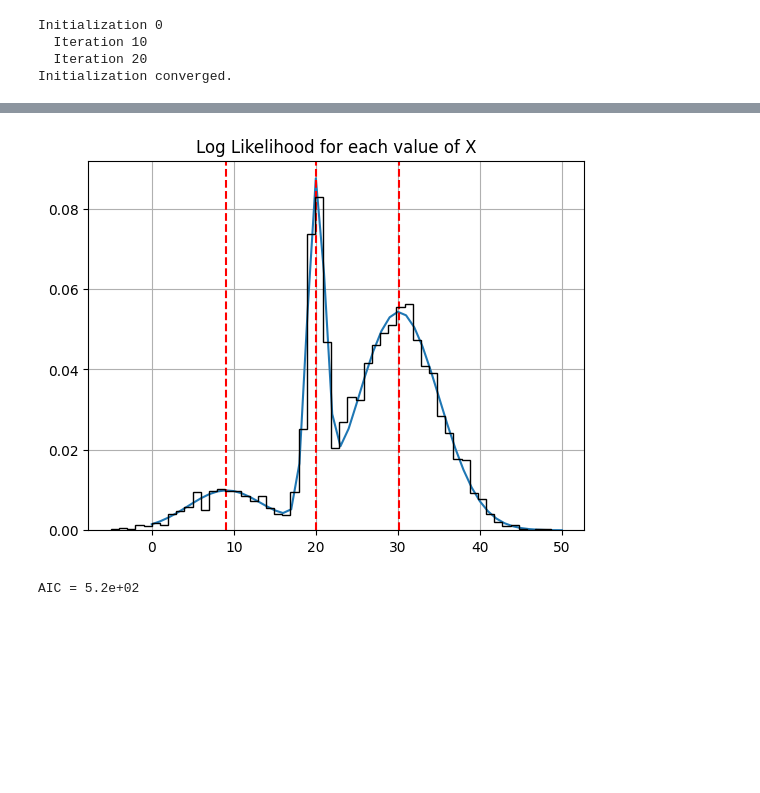
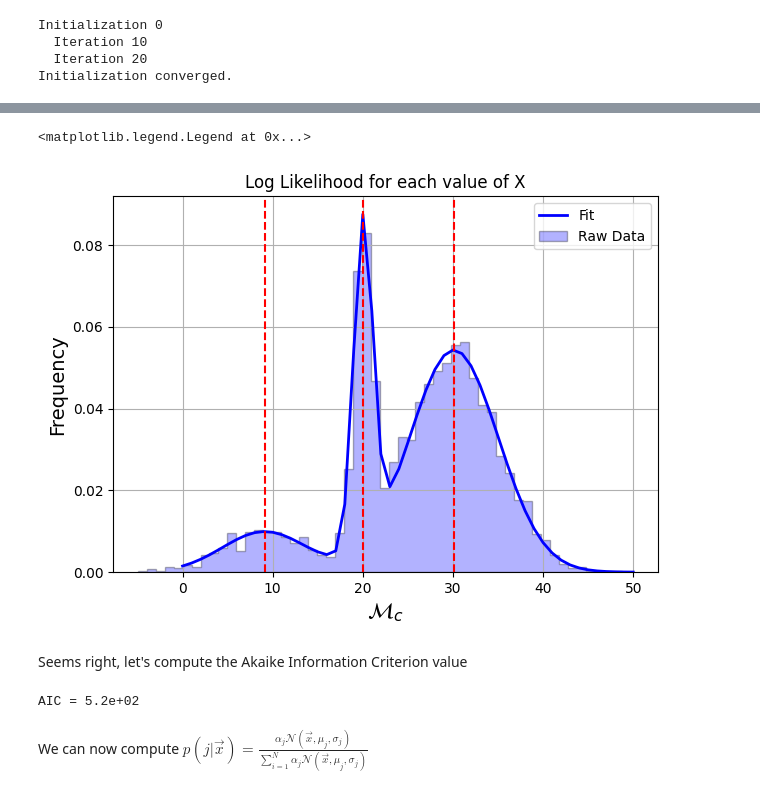
Before and after one commit to Richardforphys/AstroStatistics, a Jupyter notebook: AML/Notebooks/AstroStatistics/BHB.ipynb, the cells around one changed output, grey strips where cells are left out. Saved outputs shown, nothing was run; the diff lists cells and outputs as text; code cells hidden in the pictures; blank space fills up the shorter version.

```diff
--- a/AML/Notebooks/AstroStatistics/BHB.ipynb
+++ b/AML/Notebooks/AstroStatistics/BHB.ipynb
@@ -16,8 +23,7 @@ from sklearn.mixture import GaussianMixture as GM
 NMix = 3 # Number of gaussians
 init_means  = np.array([10, 20, 30]).reshape((3,1)) # Initial means of the gaussians
 # %%
-mixture_components = NMix
-GM_instance = GM(mixture_components, verbose=1, warm_start=True, means_init=init_means)
+GM_instance = GM(NMix, verbose=1, warm_start=False, means_init=init_means)
 # %%
 x = np.linspace(0,50,51)
 x = x.reshape((x.shape[0],1))
@@ -37,13 +54,20 @@ sigmas = results.covariances_
 # %%
 from scipy.stats import norm
 # %%
-plt.plot(np.exp(scores))
+plt.plot(np.exp(scores),linewidth=2,color='blue',label='Fit')
 for m,s in zip(means,sigmas):
     x_temp = np.arange(m[0]-3*s[0][0], m[0]+3*s[0][0], 100)
     plt.axvline(m[0], 0, 1, color='r', linestyle='--')
-plt.hist(data, bins=int(np.sqrt(data.shape[0])), histtype='step', edgecolor='black', density=True)
+plt.hist(data, bins=int(np.sqrt(data.shape[0])), histtype='stepfilled', edgecolor='black', density=True, color='blue',alpha=0.3, label='Raw Data')
 plt.title('Log Likelihood for each value of X')
 plt.grid()
+plt.ylabel('Frequency',fontsize=14)
+plt.xlabel(r'$\mathcal{M}_c$', fontsize=16)
+plt.tight_layout()
+plt.legend()
 # %% [output]
+<matplotlib.legend.Legend at 0x...>
-[figure, old version]
+[figure, new version]
+# %% [markdown]
+Seems right, let's compute the Akaike Information Criterion value
 # %%
@@ -51,3 +75,5 @@ AIC = results.aic(x)
 print(f'AIC = {AIC:.2}')
 # %% [output]
 AIC = 5.2e+02
+# %% [markdown]
+We can now compute $p(j|\vec{x}) = \frac{\alpha_j \mathcal{N}(\vec{x},\mu_j,\sigma_j)}{\sum_{i=1}^{N}\alpha_j \mathcal{N}(\vec{x},\mu_j,\sigma_j)}$
```
Also changed, not shown: parts of 31 cells of this notebook.
